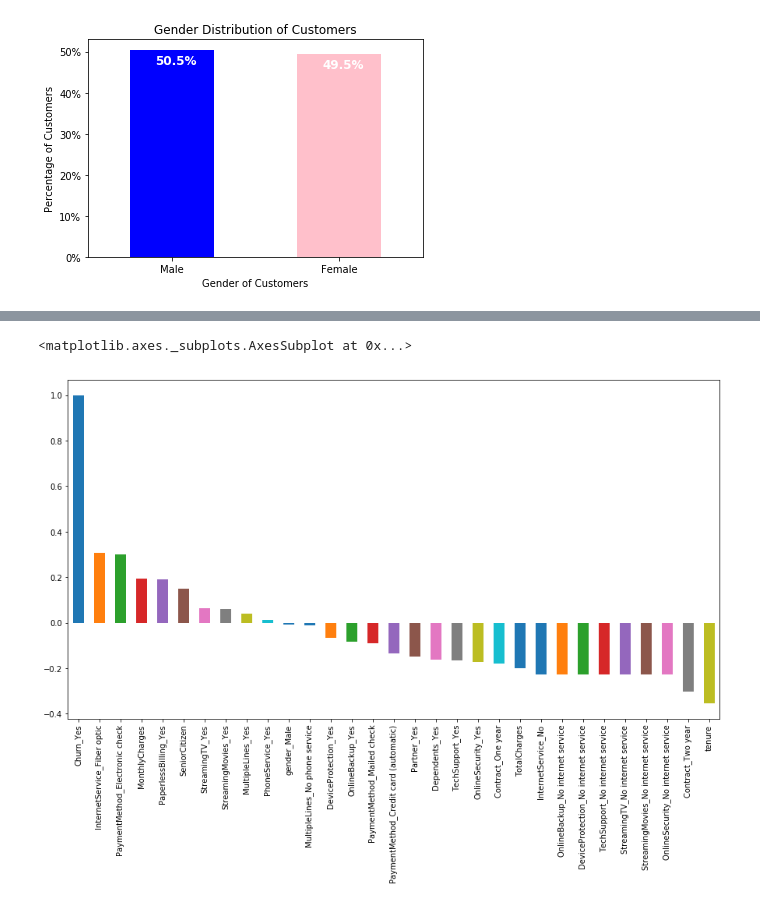
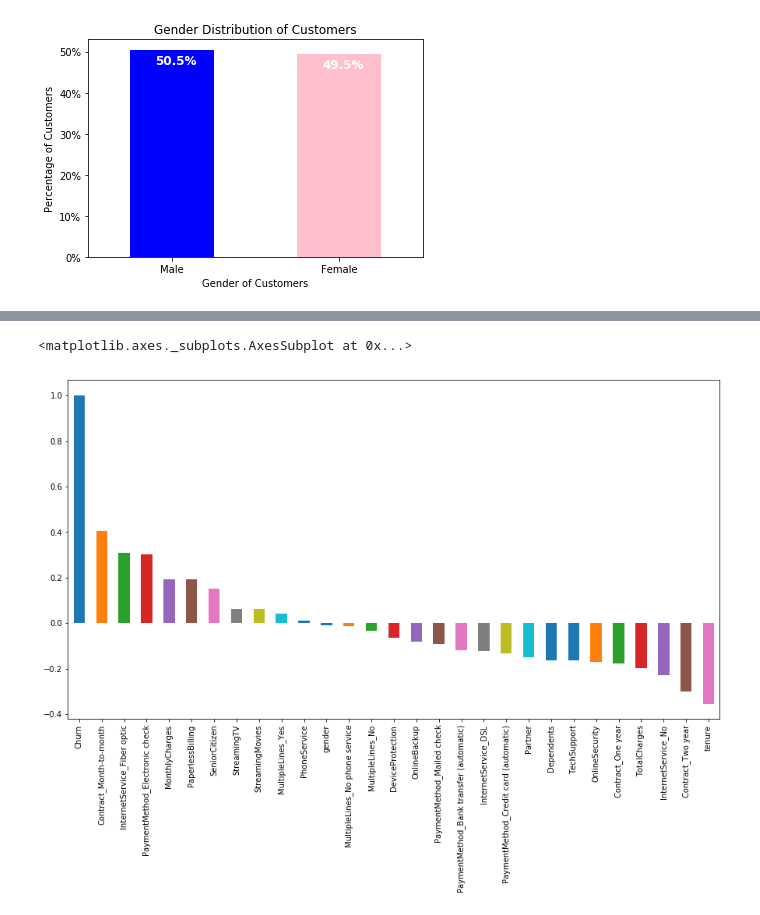
Before and after one commit to Dikshali/Customer-Retention-Predictive-model, a Jupyter notebook: FinalProject/FinalProject.ipynb, the cells around one changed output, grey strips where cells are left out. Drawn from its saved outputs; the diff is of its cells as text; code cells hidden in the pictures.

Commit message:
Update notebook with preprocessing and visualization

```diff
--- a/FinalProject/FinalProject.ipynb
+++ b/FinalProject/FinalProject.ipynb
@@ -247,3 +237,0 @@ Creating dummy columns(One-hot-encoding)
-# %%
-cat_cols = df.select_dtypes(include='object')
-df = pd.get_dummies(data = df,columns =  cat_cols.columns, drop_first=True)
@@ -249,0 +338,34 @@ df = pd.get_dummies(data = df,columns =  cat_cols.columns, drop_first=True)
+# %%
+from sklearn.preprocessing import LabelEncoder
+from sklearn.preprocessing import StandardScaler
+
+##copy data
+tel_df = df.copy()
+#Drop tenure group column
+df = df.drop(columns = "tenure_group",axis = 1)
+
+#customer id col
+Id_col     = ['customerID']
+#Target columns
+target_col = ["Churn"]
+#categorical columns
+cat_cols   = df.nunique()[df.nunique() < 6].keys().tolist()
+cat_cols   = [x for x in cat_cols if x not in target_col]
+#numerical columns
+num_cols   = [x for x in df.columns if x not in cat_cols + target_col + Id_col]
+#Binary columns with 2 values
+bin_cols   = df.nunique()[df.nunique() == 2].keys().tolist()
+#Columns more than 2 values
+multi_cols = [i for i in cat_cols if i not in bin_cols]
+
+#Label encoding Binary columns
+le = LabelEncoder()
+for i in bin_cols :
+    df[i] = le.fit_transform(df[i])
+
+#Duplicating columns for multi value columns
+df = pd.get_dummies(data = df,columns = multi_cols )
+
+#Dropping customerId column
+df = df.iloc[:,1:]
+df.head()
@@ -283,6 +413,6 @@ df.corr()
 # %%
 plt.figure(figsize=(15,8))
-df.corr()['Churn_Yes'].sort_values(ascending = False).plot(kind='bar')
+df.corr()['Churn'].sort_values(ascending = False).plot(kind='bar')
 # %% [output]
 <matplotlib.axes._subplots.AxesSubplot at 0x...>
-[figure, old version]
+[figure, new version]
```
Also changed, not shown: parts of 37 cells of this notebook.
